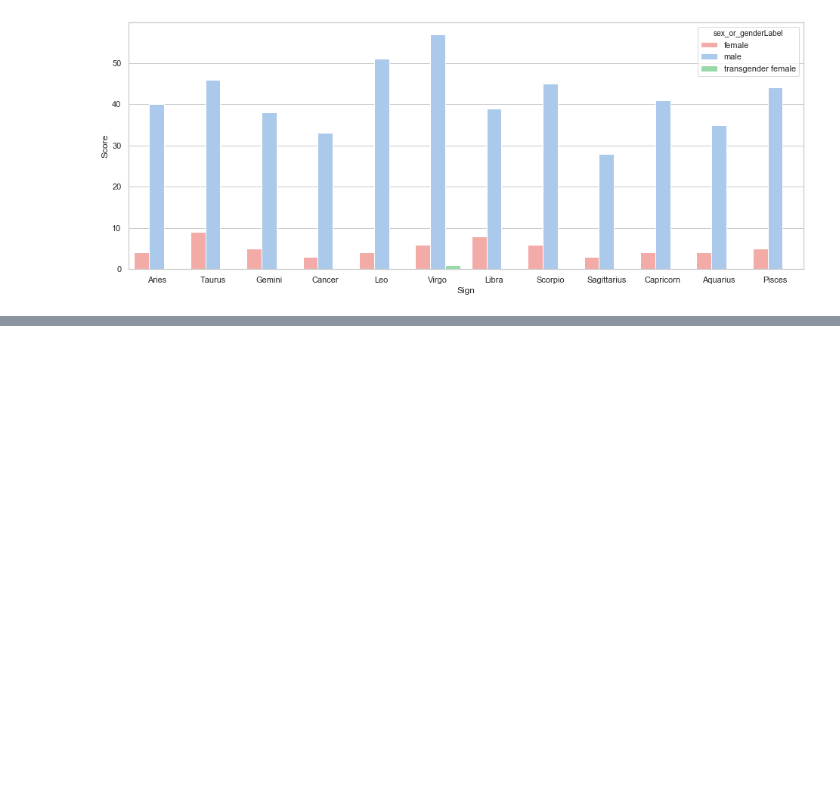
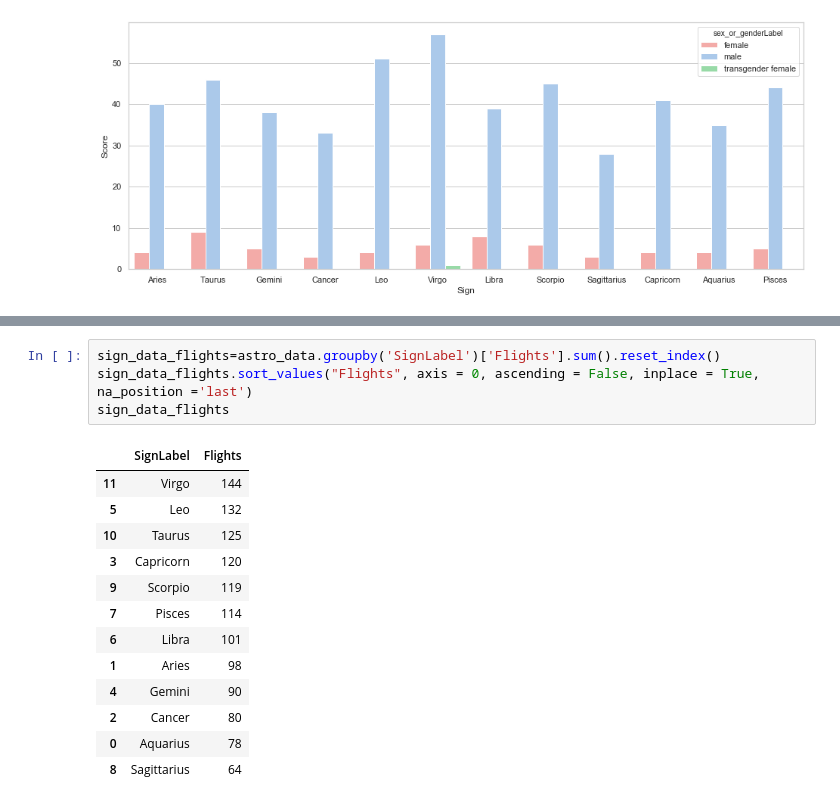
Before and after one commit to vislupus/data-science, a Jupyter notebook: astronauts-data/Data Visualization of Astronaut.ipynb, the cells around one changed output, grey strips where cells are left out. Drawn from its saved outputs; the diff is of its cells as text; blank space fills up the shorter version.

```diff
--- a/astronauts-data/Data Visualization of Astronaut.ipynb
+++ b/astronauts-data/Data Visualization of Astronaut.ipynb
@@ -396,0 +417,18 @@ Text(0, 0.5, 'Score')
+# %%
+sign_data_flights=astro_data.groupby('SignLabel')['Flights'].sum().reset_index()
+sign_data_flights.sort_values("Flights", axis = 0, ascending = False, inplace = True, na_position ='last')
+sign_data_flights
+# %% [output]
+|  | SignLabel | Flights |
+| 11 | Virgo | 144 |
+| 5 | Leo | 132 |
+| 10 | Taurus | 125 |
+| 3 | Capricorn | 120 |
+| 9 | Scorpio | 119 |
+| 7 | Pisces | 114 |
+| 6 | Libra | 101 |
+| 1 | Aries | 98 |
+| 4 | Gemini | 90 |
+| 2 | Cancer | 80 |
+| 0 | Aquarius | 78 |
+| 8 | Sagittarius | 64 |
```
Also changed, not shown: parts of 7 cells of this notebook, 7 other files.
